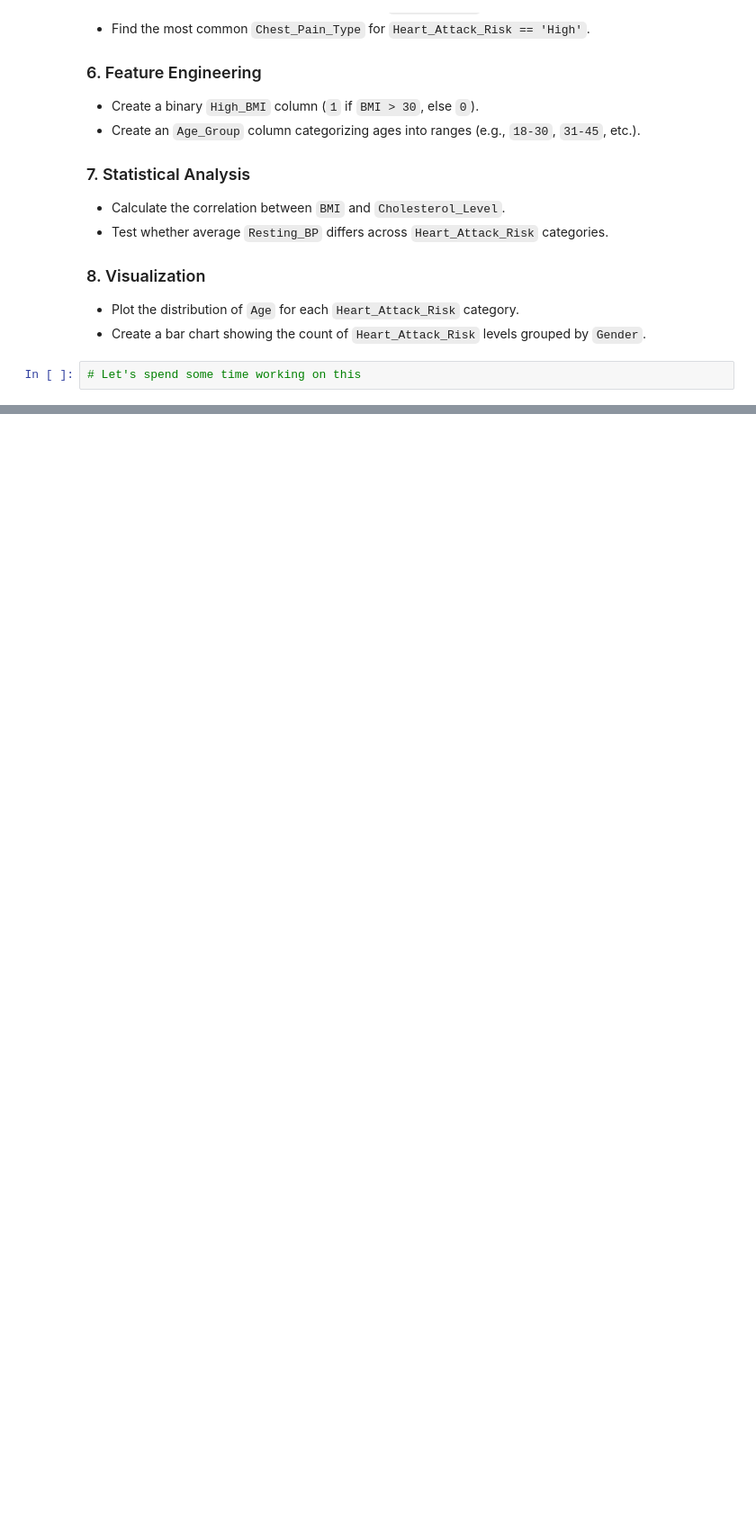
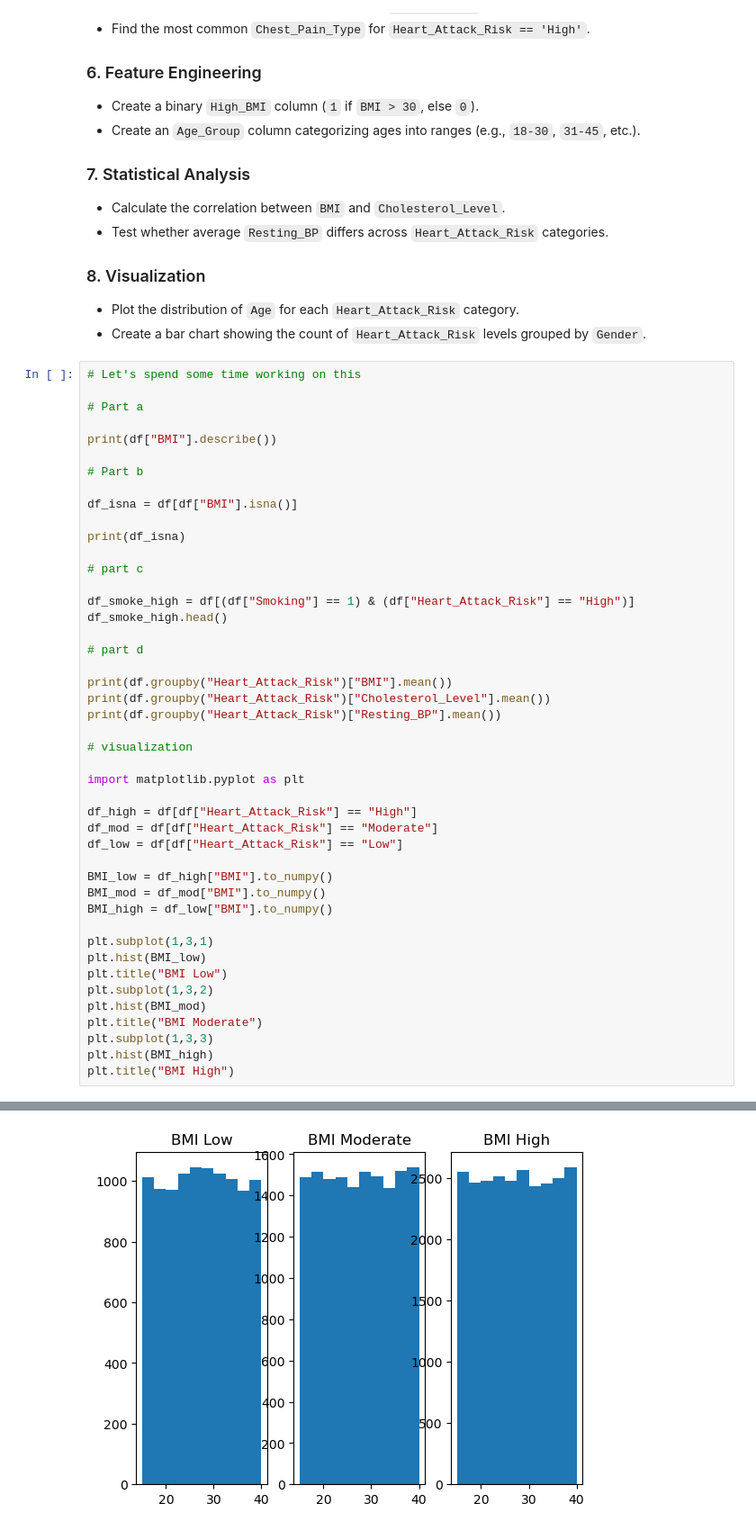
Before and after one commit to armankarshenas/TUMS2025, a Jupyter notebook: lectures/lecture6.ipynb, the cells around one changed output, grey strips where cells are left out. Shown at 90% size. Drawn from its saved outputs; the diff is of its cells as text; blank space fills up the shorter version.

```diff
--- a/lectures/lecture6.ipynb
+++ b/lectures/lecture6.ipynb
@@ -165,3 +278,47 @@ The Heart Attack Risk Prediction Dataset contains 50,000 rows and 20 features, i
 - Create a bar chart showing the count of `Heart_Attack_Risk` levels grouped by `Gender`.
 # %%
 # Let's spend some time working on this
+
+# Part a
+
+print(df["BMI"].describe())
+
+# Part b
+
+df_isna = df[df["BMI"].isna()]
+
+print(df_isna)
+
+# part c
+
+df_smoke_high = df[(df["Smoking"] == 1) & (df["Heart_Attack_Risk"] == "High")]
+df_smoke_high.head()
+
+# part d
+
+print(df.groupby("Heart_Attack_Risk")["BMI"].mean())
+print(df.groupby("Heart_Attack_Risk")["Cholesterol_Level"].mean())
+print(df.groupby("Heart_Attack_Risk")["Resting_BP"].mean())
+
+# visualization
+
+import matplotlib.pyplot as plt
+
+df_high = df[df["Heart_Attack_Risk"] == "High"]
+df_mod = df[df["Heart_Attack_Risk"] == "Moderate"]
+df_low = df[df["Heart_Attack_Risk"] == "Low"]
+
+BMI_low = df_high["BMI"].to_numpy()
+BMI_mod = df_mod["BMI"].to_numpy()
+BMI_high = df_low["BMI"].to_numpy()
+
+plt.subplot(1,3,1)
+plt.hist(BMI_low)
+plt.title("BMI Low")
+plt.subplot(1,3,2)
+plt.hist(BMI_mod)
+plt.title("BMI Moderate")
+plt.subplot(1,3,3)
+plt.hist(BMI_high)
+plt.title("BMI High")
+# %% [output]
@@ -168,3 +343,4 @@ The Heart Attack Risk Prediction Dataset contains 50,000 rows and 20 features, i
+[figure, added]
 # %% [markdown]
 # Advanced Pandas Functions and Techniques
 
```
Also changed, not shown: parts of 8 cells of this notebook.
